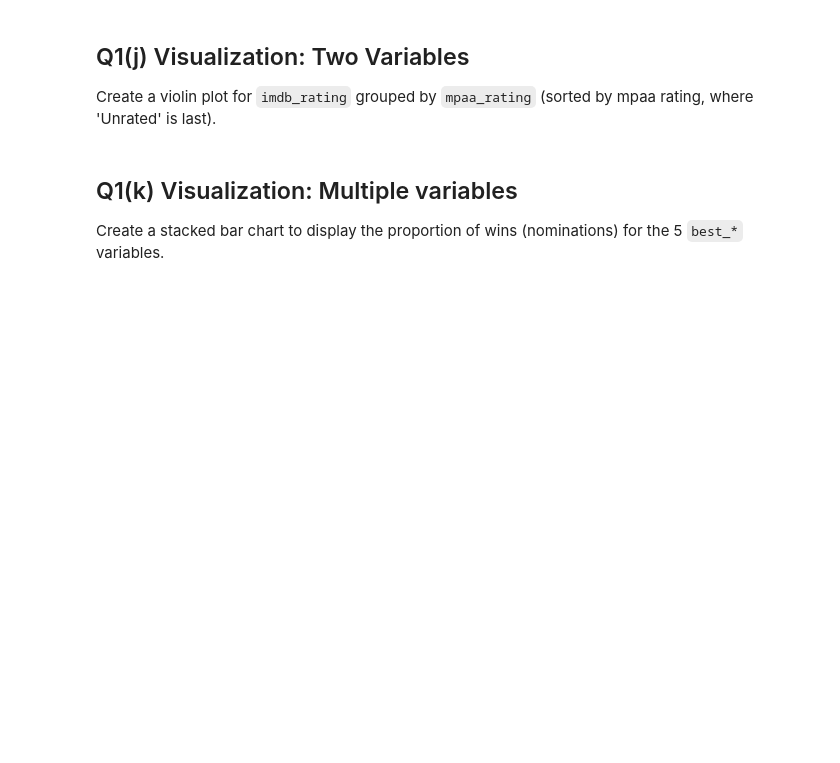
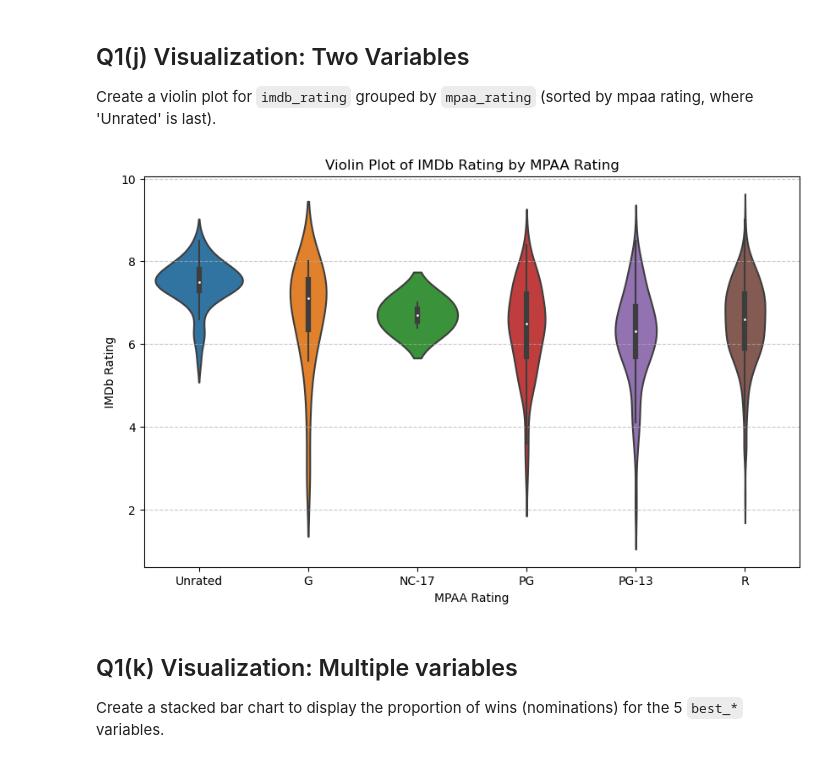
Before and after one commit to Spades5665/MTUClasses, a Jupyter notebook: CS4821-DataMining/a2/a2-4821.ipynb, the cells around one changed output. Drawn from its saved outputs; the diff is of its cells as text; code cells hidden in the pictures; blank space fills up the shorter version.

```diff
--- a/CS4821-DataMining/a2/a2-4821.ipynb
+++ b/CS4821-DataMining/a2/a2-4821.ipynb
@@ -261,3 +370,19 @@ Create a violin plot for `imdb_rating` grouped by `mpaa_rating` (sorted by mpaa
+# %%
+# Create a violin plot for `imdb_rating` grouped by `mpaa_rating` (sorted)
+
+# Define the order of mpaa_rating sorted with 'Unrated' last
+mpaa_order = sorted(q1movies['mpaa_rating'].unique(), key=lambda x: (x != 'Unrated', x))
+
+# Create the violin plot
+plt.figure(figsize=(10, 6))
+sns.violinplot(data=q1movies, x='mpaa_rating', y='imdb_rating', order=mpaa_order)
+plt.title('Violin Plot of IMDb Rating by MPAA Rating')
+plt.xlabel('MPAA Rating')
+plt.ylabel('IMDb Rating')
+plt.grid(axis='y', linestyle='--', alpha=0.7)
+plt.show()
+# %% [output]
+[figure, added]
 # %% [markdown]
 <!-- END QUESTION -->
 
```
Also changed, not shown: parts of 41 cells of this notebook.
